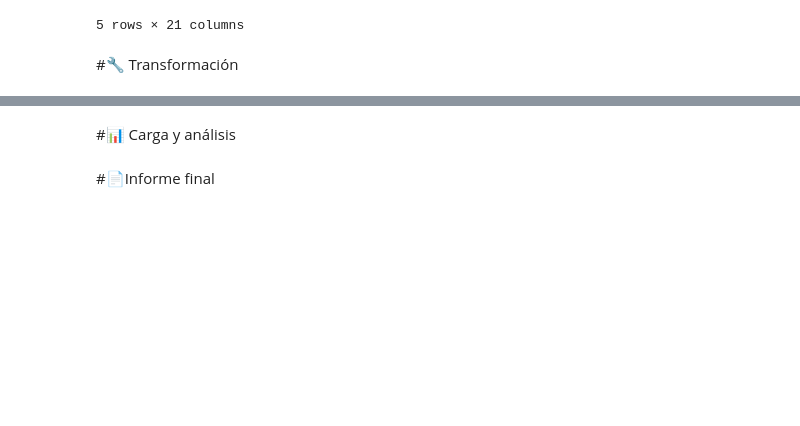
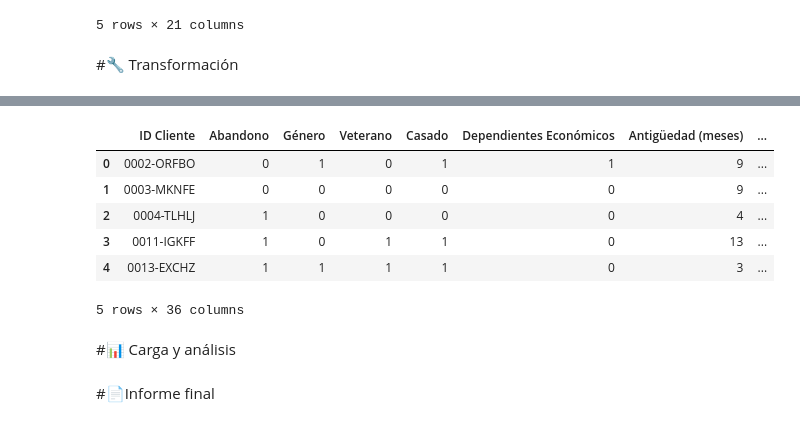
Before and after one commit to angelaoica-dev/challenge-TelecomX, a Jupyter notebook: TelecomXLatam.ipynb, the cells around one changed output, grey strips where cells are left out. Cells and saved outputs as stored; diff of their text form; code cells hidden in the pictures; blank space fills up the shorter version.

```diff
--- a/TelecomXLatam.ipynb
+++ b/TelecomXLatam.ipynb
@@ -28,0 +337,17 @@ df.head()
+# %%
+# 1. Mantener solo valores válidos en Churn
+df = df[df['Churn'].isin(['Yes', 'No'])]
+
+# 2. Corregir valores con punto final
+df['account.Charges.Total'] = df['account.Charges.Total'].replace(r'\.$', '.0', regex=True)
+
+# 3. Convertir a numérico (los errores pasan a NaN)
+df['account.Charges.Total'] = pd.to_numeric(df['account.Charges.Total'], errors='coerce')
+
+# 4. Rellenar valores faltantes usando tenure * monthly
+df['account.Charges.Total'] = df['account.Charges.Total'].fillna(
+    df['customer.tenure'] * df['account.Charges.Monthly']
+)
+
+# 5. Verificar tipo
+df['account.Charges.Total'] = df['account.Charges.Total'].astype('float64')
@@ -28,0 +356,2 @@ df.head()
+# %%
+df['cuentas_diarias'] = df['account.Charges.Monthly'] / 30
@@ -29,3 +410,34 @@ df.head()
+# %%
+columnas = ['ID Cliente', 'Abandono', 'Género', 'Veterano',
+            'Casado', 'Dependientes Económicos', 'Antigüedad (meses)',
+            'Servicio Telefónico', 'Factura Electrónica',
+            'Cargo Mensual', 'Cargo Total', 'Cuentas Diarias',
+            'Multilinea Telefónica: No', 'Multilinea Telefónica: Sí',
+            'Internet: DSL',
+            'Internet: Fibra Óptica', 'Internet: No',
+            'Seguridad en Linea: No', 'Seguridad en Linea: Sí',
+            'Respaldo en Linea: No', 'Respaldo en Linea: Sí',
+            'Protección de Dispositivo: No', 'Protección de Dispositivo: Sí',
+            'Soporte Técnico: No', 'Soporte Técnico: Sí',
+            'TV en Streaming: No', 'TV en Streaming: Sí',
+            'Películas en Streaming: No', 'Películas en Streaming: Sí',
+            'Contrato: Mes a Mes',
+            'Contrato: Un Año', 'Contrato: Dos Años',
+            'Método de Pago: Transferencia Bancaria',
+            'Método de Pago: Tarjeta de Crédito',
+            'Método de Pago: Cheque Electrónico',
+            'Método de Pago: Cheque Enviado por Correo']
+
+df.columns = columnas
+df.head()
+# %% [output]
+|  | ID Cliente | Abandono | Género | Veterano | Casado | Dependientes Económicos | Antigüedad (meses) | ... |
+| 0 | 0002-ORFBO | 0 | 1 | 0 | 1 | 1 | 9 | ... |
+| 1 | 0003-MKNFE | 0 | 0 | 0 | 0 | 0 | 9 | ... |
+| 2 | 0004-TLHLJ | 1 | 0 | 0 | 0 | 0 | 4 | ... |
+| 3 | 0011-IGKFF | 1 | 0 | 1 | 1 | 0 | 13 | ... |
+| 4 | 0013-EXCHZ | 1 | 1 | 1 | 1 | 0 | 3 | ... |
+5 rows × 36 columns
 # %% [markdown]
 #📊 Carga y análisis
 # %% [markdown]
```
Also changed, not shown: parts of 23 cells of this notebook.
